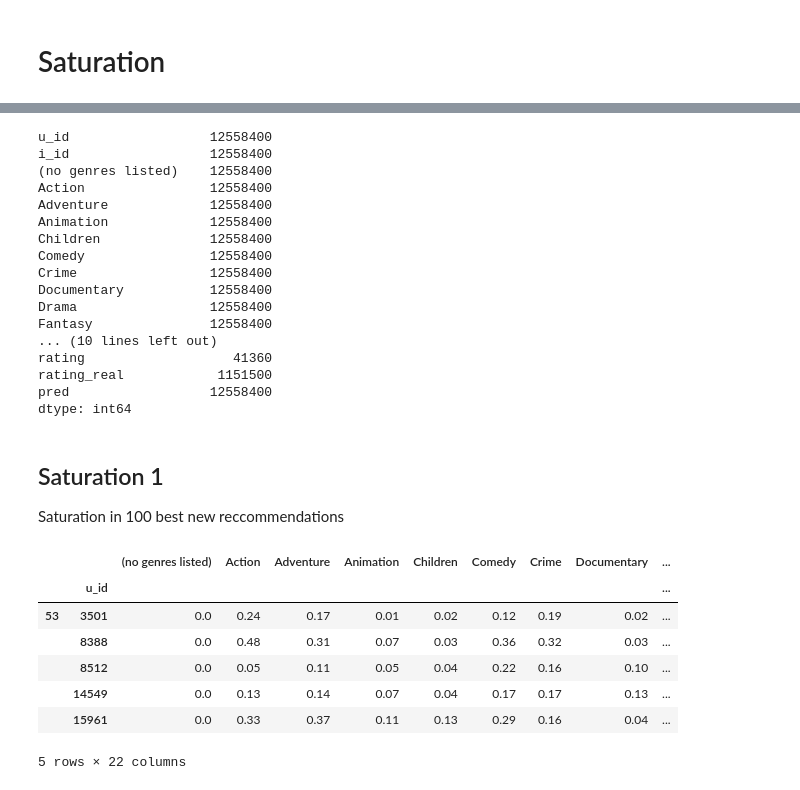
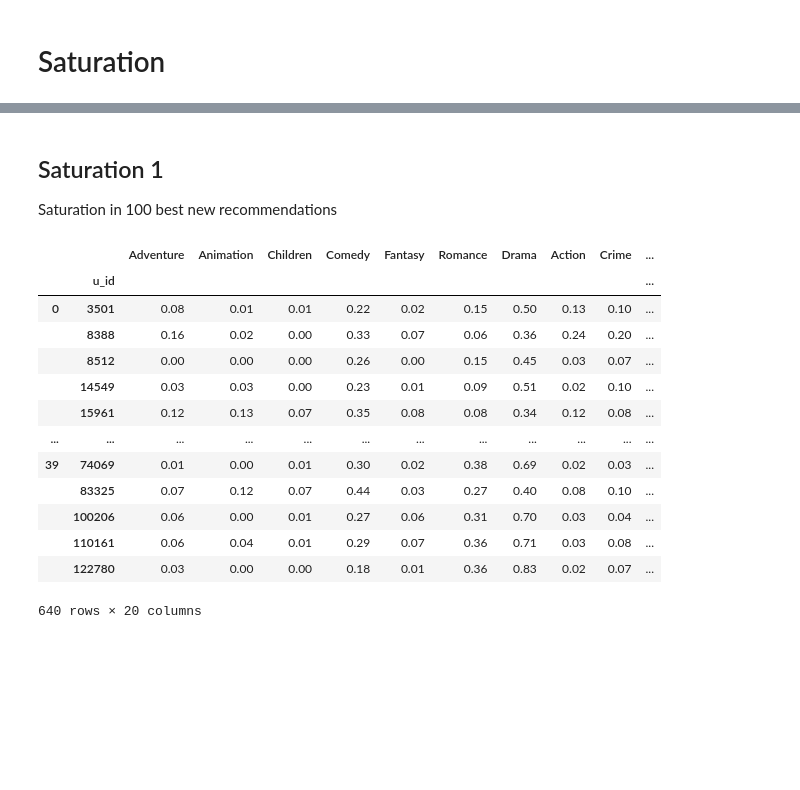
Before and after one commit to CIRGLaboratory/GausianDenseHMM, a Jupyter notebook: code_dense_hmm/movielens/saturation_analysis.ipynb, the cells around one changed output, grey strips where cells are left out. Drawn from its saved outputs; the diff is of its cells as text; code cells hidden in the pictures; blank space fills up the shorter version.

```diff
--- a/code_dense_hmm/movielens/saturation_analysis.ipynb
+++ b/code_dense_hmm/movielens/saturation_analysis.ipynb
@@ -7,7 +9,7 @@ import matplotlib.pyplot as plt
 # %% [markdown]
 # Data
 # %%
-with open("movielens/users.json", "r") as f:
+with open("movielens/saturation/users.json", "r") as f:
     user_ids = json.load(f)
 print(user_ids)
 # %% [output]
@@ -205,42 +180,28 @@ pd.concat(satur_data).sort_index().head()
-# %%
-pd.concat(satur_data).sort_index().notna().sum()
-# %% [output]
-u_id                  12558400
-i_id                  12558400
-(no genres listed)    12558400
-Action                12558400
-Adventure             12558400
-Animation             12558400
-Children              12558400
-Comedy                12558400
-Crime                 12558400
-Documentary           12558400
-Drama                 12558400
-Fantasy               12558400
-... (10 lines left out)
-rating                   41360
-rating_real            1151500
-pred                  12558400
-dtype: int64
 # %% [markdown]
 ## Saturation 1
 
-Saturation in 100 best new reccommendations
+Saturation in 100 best new recommendations
 # %%
 satur1 = {}
 for k, v in satur_data.items():
     satur1[k] = v.groupby("u_id").apply(
-        lambda df: df.loc[df.rating_real.isnull() & df.rating.isnull(), :].sort_values("pred")[-100:].drop(["u_id", "i_id", "pred"], axis=1).mean())
+        lambda df: df.sort_values("pred")[-100:].drop(["u_id", "i_id", "pred"], axis=1).mean())
 satur1df = pd.concat(satur1)
 # %%
-satur1df.head()
+satur1df.sort_index()
 # %% [output]
-|  |  | (no genres listed) | Action | Adventure | Animation | Children | Comedy | Crime | Documentary | ... |
-|  | u_id |  |  |  |  |  |  |  |  | ... |
-| 53 | 3501 | 0.0 | 0.24 | 0.17 | 0.01 | 0.02 | 0.12 | 0.19 | 0.02 | ... |
-|  | 8388 | 0.0 | 0.48 | 0.31 | 0.07 | 0.03 | 0.36 | 0.32 | 0.03 | ... |
-|  | 8512 | 0.0 | 0.05 | 0.11 | 0.05 | 0.04 | 0.22 | 0.16 | 0.10 | ... |
-|  | 14549 | 0.0 | 0.13 | 0.14 | 0.07 | 0.04 | 0.17 | 0.17 | 0.13 | ... |
-|  | 15961 | 0.0 | 0.33 | 0.37 | 0.11 | 0.13 | 0.29 | 0.16 | 0.04 | ... |
+|  |  | Adventure | Animation | Children | Comedy | Fantasy | Romance | Drama | Action | Crime | ... |
+|  | u_id |  |  |  |  |  |  |  |  |  | ... |
+| 0 | 3501 | 0.08 | 0.01 | 0.01 | 0.22 | 0.02 | 0.15 | 0.50 | 0.13 | 0.10 | ... |
+|  | 8388 | 0.16 | 0.02 | 0.00 | 0.33 | 0.07 | 0.06 | 0.36 | 0.24 | 0.20 | ... |
+|  | 8512 | 0.00 | 0.00 | 0.00 | 0.26 | 0.00 | 0.15 | 0.45 | 0.03 | 0.07 | ... |
+|  | 14549 | 0.03 | 0.03 | 0.00 | 0.23 | 0.01 | 0.09 | 0.51 | 0.02 | 0.10 | ... |
+|  | 15961 | 0.12 | 0.13 | 0.07 | 0.35 | 0.08 | 0.08 | 0.34 | 0.12 | 0.08 | ... |
+| ... | ... | ... | ... | ... | ... | ... | ... | ... | ... | ... | ... |
+| 39 | 74069 | 0.01 | 0.00 | 0.01 | 0.30 | 0.02 | 0.38 | 0.69 | 0.02 | 0.03 | ... |
+|  | 83325 | 0.07 | 0.12 | 0.07 | 0.44 | 0.03 | 0.27 | 0.40 | 0.08 | 0.10 | ... |
+|  | 100206 | 0.06 | 0.00 | 0.01 | 0.27 | 0.06 | 0.31 | 0.70 | 0.03 | 0.04 | ... |
+|  | 110161 | 0.06 | 0.04 | 0.01 | 0.29 | 0.07 | 0.36 | 0.71 | 0.03 | 0.08 | ... |
+|  | 122780 | 0.03 | 0.00 | 0.00 | 0.18 | 0.01 | 0.36 | 0.83 | 0.02 | 0.07 | ... |
-5 rows × 22 columns
+640 rows × 20 columns
 # %%
```
Also changed, not shown: parts of 22 cells of this notebook.
